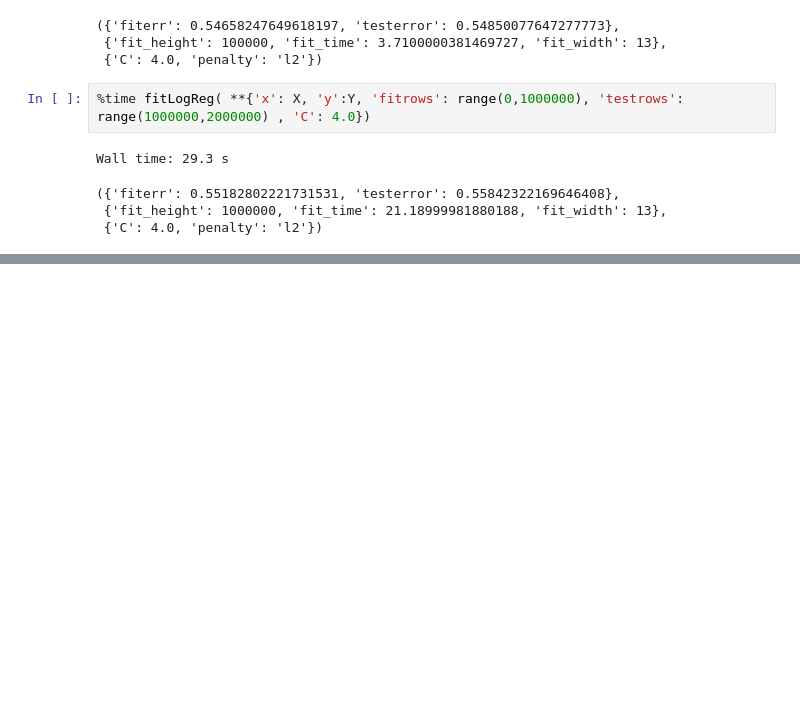
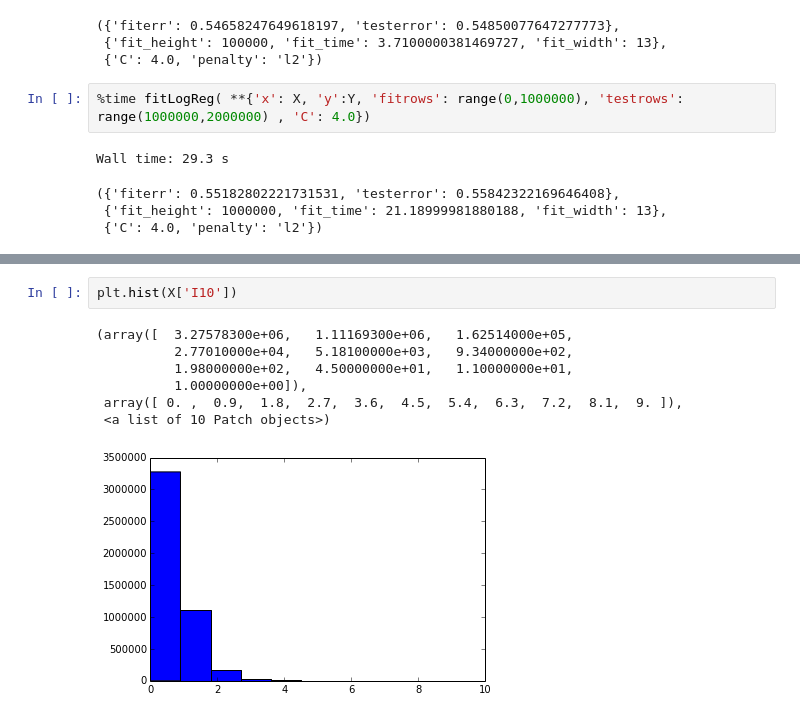
Before and after one commit to sutt/wnba, a Jupyter notebook: analysis/week1/logisticReg1.ipynb, the cells around one changed output, grey strips where cells are left out. Cells and saved outputs as stored; diff of their text form; blank space fills up the shorter version.

```diff
--- a/analysis/week1/logisticReg1.ipynb
+++ b/analysis/week1/logisticReg1.ipynb
@@ -269,0 +296,10 @@ jj = ['I3','I4']
+# %%
+plt.hist(X['I10'])
+# %% [output]
+(array([  3.27578300e+06,   1.11169300e+06,   1.62514000e+05,
+          2.77010000e+04,   5.18100000e+03,   9.34000000e+02,
+          1.98000000e+02,   4.50000000e+01,   1.10000000e+01,
+          1.00000000e+00]),
+ array([ 0. ,  0.9,  1.8,  2.7,  3.6,  4.5,  5.4,  6.3,  7.2,  8.1,  9. ]),
+ <a list of 10 Patch objects>)
+[figure, added]
```
Also changed, not shown: parts of 25 cells of this notebook, 5 other files.
